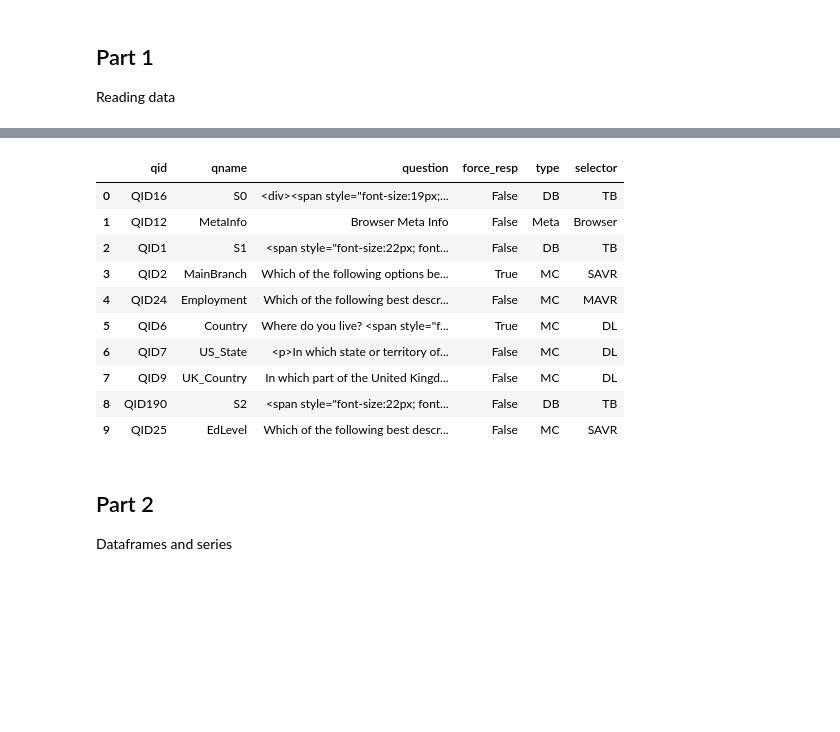
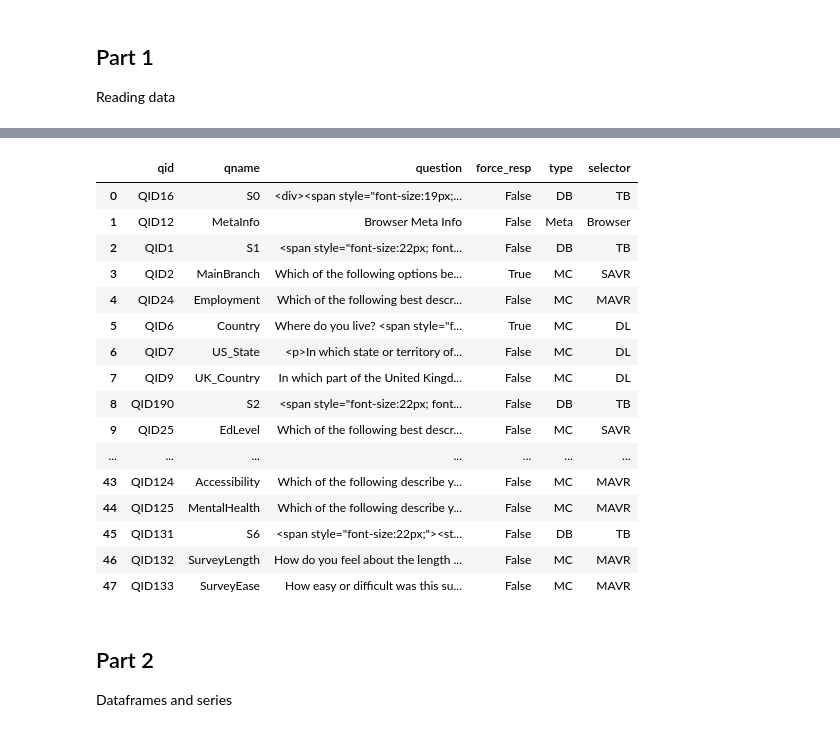
Before and after one commit to KekStroke/pandas-practice, a Jupyter notebook: Pandas Demo.ipynb, the cells around one changed output, grey strips where cells are left out. Cells and saved outputs as stored; diff of their text form; code cells hidden in the pictures; blank space fills up the shorter version.

```diff
--- a/Pandas Demo.ipynb
+++ b/Pandas Demo.ipynb
@@ -18,19 +18,25 @@ df.head(3)
 | 1 | 2 | I am a student who is learning to... | Student, full-time | Netherlands | NaN | NaN | Bachelor’s degree (B.A., B.S., B.... | 11 - 17 years | Other online resources (ex: video... | ... |
 | 2 | 3 | I am not primarily a developer, b... | Student, full-time | Russian Federation | NaN | NaN | Bachelor’s degree (B.A., B.S., B.... | 11 - 17 years | Other online resources (ex: video... | ... |
 # %%
-df_schema.head(10)
+df_schema
 # %% [output]
 |  | qid | qname | question | force_resp | type | selector |
 | 0 | QID16 | S0 | <div><span style="font-size:19px;... | False | DB | TB |
 | 1 | QID12 | MetaInfo | Browser Meta Info | False | Meta | Browser |
 | 2 | QID1 | S1 | <span style="font-size:22px; font... | False | DB | TB |
 | 3 | QID2 | MainBranch | Which of the following options be... | True | MC | SAVR |
 | 4 | QID24 | Employment | Which of the following best descr... | False | MC | MAVR |
 | 5 | QID6 | Country | Where do you live? <span style="f... | True | MC | DL |
 | 6 | QID7 | US_State | <p>In which state or territory of... | False | MC | DL |
 | 7 | QID9 | UK_Country | In which part of the United Kingd... | False | MC | DL |
 | 8 | QID190 | S2 | <span style="font-size:22px; font... | False | DB | TB |
 | 9 | QID25 | EdLevel | Which of the following best descr... | False | MC | SAVR |
+| ... | ... | ... | ... | ... | ... | ... |
+| 43 | QID124 | Accessibility | Which of the following describe y... | False | MC | MAVR |
+| 44 | QID125 | MentalHealth | Which of the following describe y... | False | MC | MAVR |
+| 45 | QID131 | S6 | <span style="font-size:22px;"><st... | False | DB | TB |
+| 46 | QID132 | SurveyLength | How do you feel about the length ... | False | MC | MAVR |
+| 47 | QID133 | SurveyEase | How easy or difficult was this su... | False | MC | MAVR |
 # %% [markdown]
 <h2>Part 2</h2>
 <p>Dataframes and series</p>
```
Also changed, not shown: parts of 10 cells of this notebook, 1 other file.
